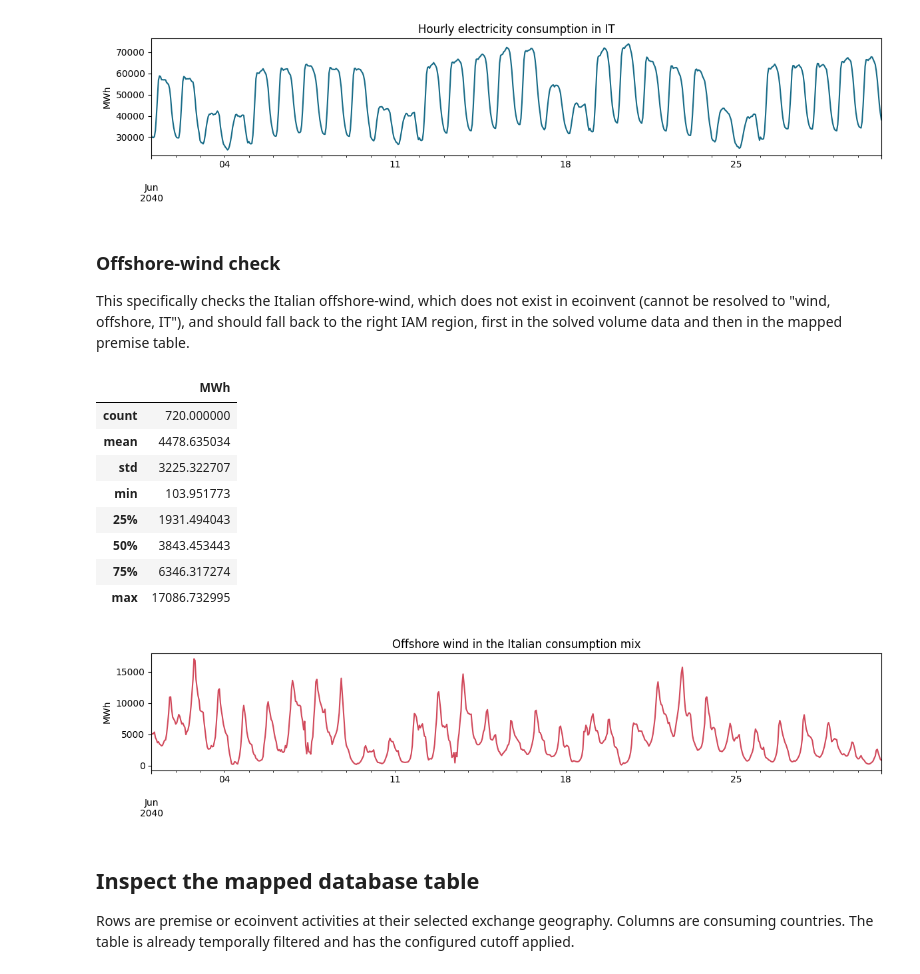
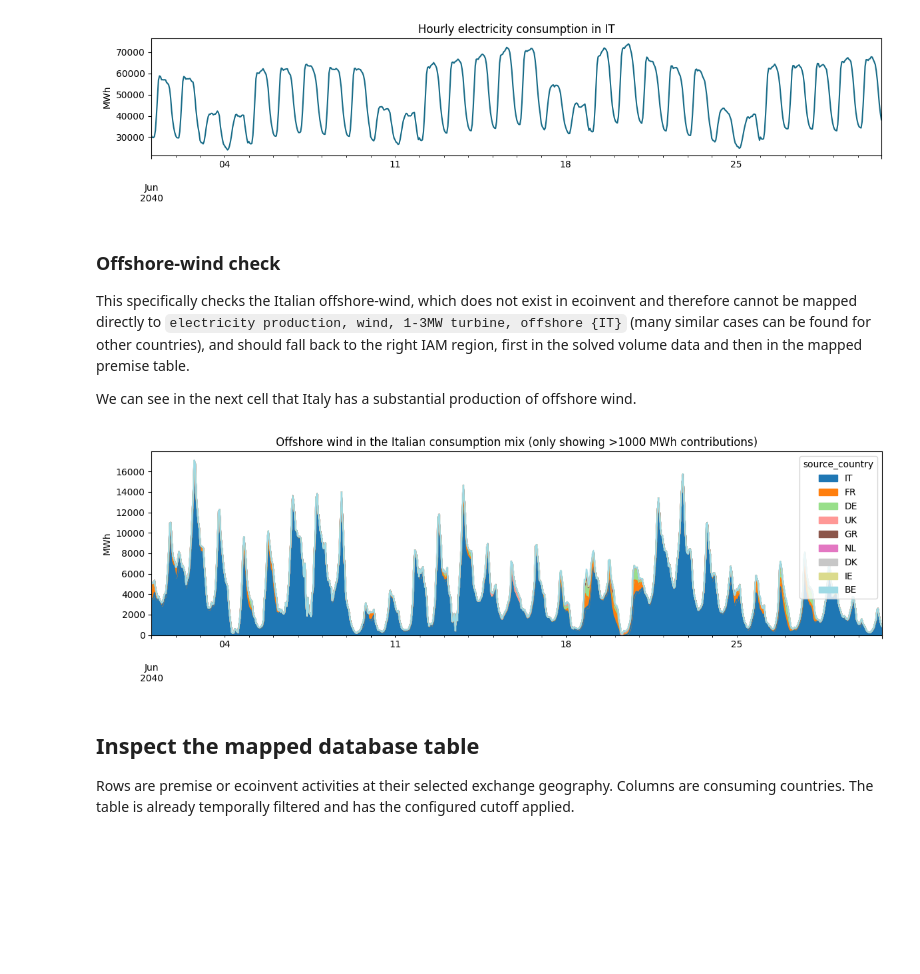
Before and after one commit to LIST-LUXEMBOURG/shrecc, a Jupyter notebook: docs/content/notebooks/2_shrecc_analysis.ipynb, the cells around one changed output. Cells and saved outputs as stored; diff of their text form; code cells hidden in the pictures; blank space fills up the shorter version.

```diff
--- a/docs/content/notebooks/shrecc_usage.ipynb
+++ b/docs/content/notebooks/2_shrecc_analysis.ipynb
@@ -19,23 +24,10 @@ The default is a single 2040 run so the workflow can be checked quickly. Set `YE
 # %%
 # Geographical and temporal scope of the inventories you want to create
 COUNTRIES = ["ES", "FR", "DE", "IT", "PT", "BE", "NL", "LU", "AT", "CH"]
-GENERAL_RANGE = ["2040-06-01 00:00:00", "2040-06-30 23:00:00"]
-REFINED_RANGE = [10, 14]
-FREQUENCY = "h"
+TIME_RANGE = ["2040-06-01 00:00:00", "2040-06-30 23:00:00"]
+HOUR_RANGE = [10, 14]
 
 # Brightway instructions
 PROJECT_NAME = "SHRECCei311"
 OUTPUT_DATABASE_NAME = "shrecc_tyndp_DE_{year}_june_noon"
-WRITE_DATABASE = False  # Set to True only after inspecting the mapped tables.
-
-# If prospective, TYNDP scenario, climate year, and year
-SCENARIO = "DE"
-CLIMATE_YEAR = 2009
-YEARS = [2040]  # Use [2035, 2040, 2050] for the complete run.
-
-# ...and the databases you match against for each year
-PREMISE_DATABASES = {
-    2035: "ei_cutoff_3.11_remind-eu_SSP2-PkBudg650_2035 2026-07-10",
-    2040: "ei_cutoff_3.11_remind-eu_SSP2-PkBudg650_2040 2026-07-10",
-    2050: "ei_cutoff_3.11_remind-eu_SSP2-PkBudg650_2050 2026-07-10",
-}
+WRITE_DATABASE = True  # Set to True only after inspecting the mapped tables.
@@ -66,17 +79,17 @@ pd.Series(configured_backgrounds, name="premise database").rename_axis("year").t
 
 `source="auto"` selects TYNDP for these prospective years. `strict=False` permits the location fallback while preserving the mapped source technology.
 # %%
+# A lot of arguments here are optional, they are exposed here for transparency
 elec_noon_june_2040 = NewDatabase(
     scenario=SCENARIO,
     years=YEARS,
     climate_year=CLIMATE_YEAR,
-    premise_db=configured_backgrounds,
+    bg_db_name=configured_backgrounds,
     iam="remind-eu",
     my_db_name=OUTPUT_DATABASE_NAME,
     countries=COUNTRIES,
-    general_range=GENERAL_RANGE,
-    refined_range=REFINED_RANGE,
-    freq=FREQUENCY,
+    time_range=TIME_RANGE,
+    hour_range=HOUR_RANGE,
     project_name=PROJECT_NAME,
     source="auto",
     cutoff=1e-3,
@@ -201,41 +214,39 @@ plt.tight_layout()
 # %% [markdown]
 ### Offshore-wind check
 
-This specifically checks the Italian offshore-wind, which does not exist in ecoinvent (cannot be resolved to "wind, offshore, IT"), and should fall back to the right IAM region, first in the solved volume data and then in the mapped premise table.
+This specifically checks the Italian offshore-wind, which does not exist in ecoinvent and therefore cannot be mapped directly to `electricity production, wind, 1-3MW turbine, offshore {IT}` (many similar cases can be found for other countries), and should fall back to the right IAM region, first in the solved volume data and then in the mapped premise table.
+
+We can see in the next cell that Italy has a substantial production of offshore wind.
 # %%
 offshore_technologies = [
     technology
     for technology in results.coords["technology"].values
     if "offshore" in str(technology).lower()
 ]
 
 if offshore_technologies:
     italian_offshore_volume = (
         results["consumption_mix_volume"]
         .sel(
             consumer_country=COUNTRY_TO_INSPECT,
             technology=offshore_technologies,
         )
-        .sum(["source_country", "technology"])
-        .to_series()
+        .sum(["technology"]).to_series().unstack()
     )
-    display(italian_offshore_volume.describe().to_frame("MWh"))
-    ax = italian_offshore_volume.plot(figsize=(12, 3), color="#D1495B")
-    ax.set(title="Offshore wind in the Italian consumption mix", xlabel="", ylabel="MWh")
+
+    italian_offshore_sum = italian_offshore_volume.sum()
+    index_order = italian_offshore_sum[italian_offshore_sum>1000].sort_values(ascending=False).index
+
+    italian_offshore_volume = italian_offshore_volume.loc[:,index_order]
+
+    # display(italian_offshore_volume.describe().to_frame("MWh"))
+    ax = italian_offshore_volume.plot.area(stacked=True, figsize=(12, 4), colormap="tab20")
+    ax.set(title="Offshore wind in the Italian consumption mix (only showing >1000 MWh contributions)", xlabel="", ylabel="MWh")
     plt.tight_layout()
 else:
     print("No offshore technology label was found in the solved result.")
 # %% [output]
-|  | MWh |
-| count | 720.000000 |
-| mean | 4478.635034 |
-| std | 3225.322707 |
-| min | 103.951773 |
-| 25% | 1931.494043 |
-| 50% | 3843.453443 |
-| 75% | 6346.317274 |
-| max | 17086.732995 |
-[figure, old version]
+[figure, new version]
 # %% [markdown]
 ## Inspect the mapped database table
 
```
Also changed, not shown: parts of 16 cells of this notebook, 9 other files.
